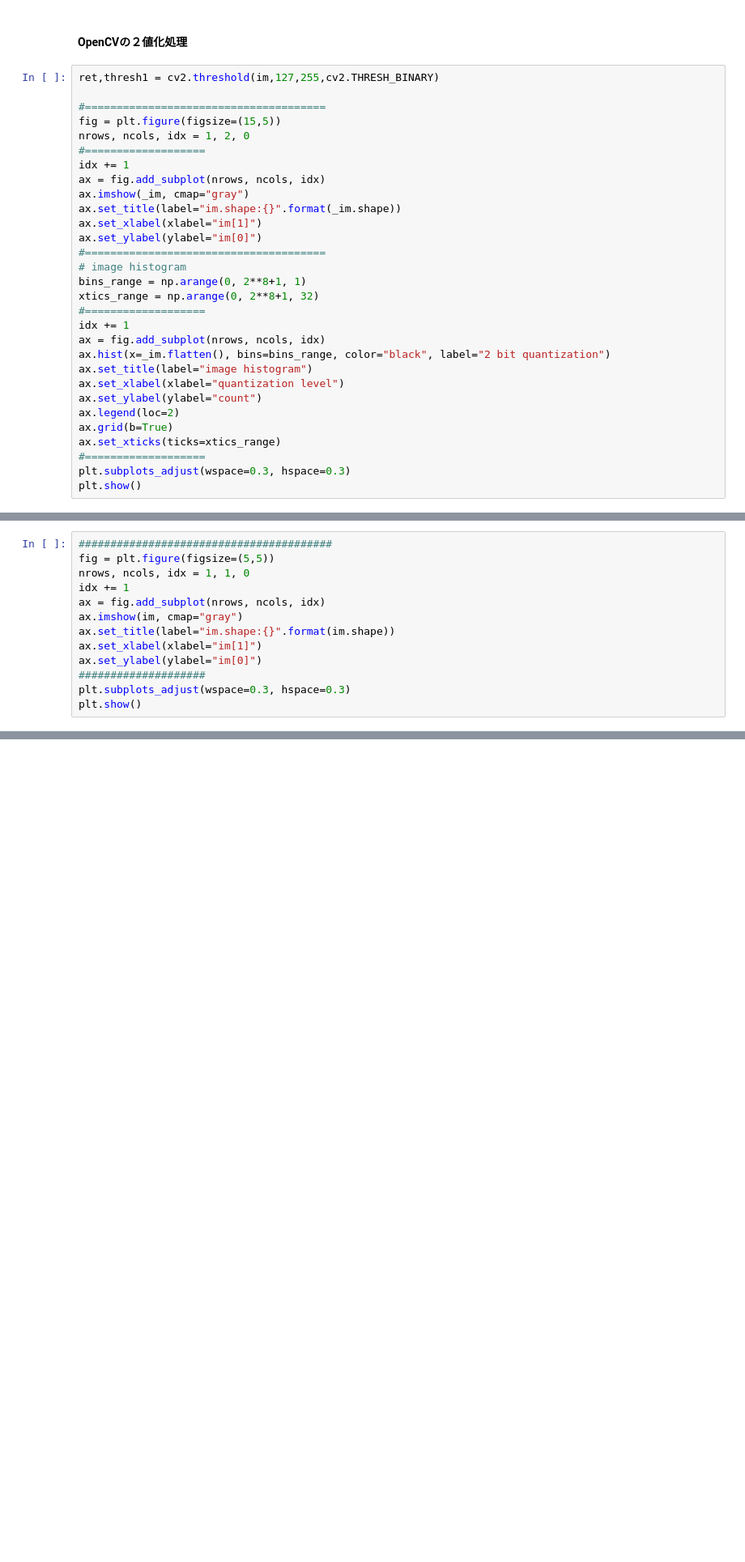
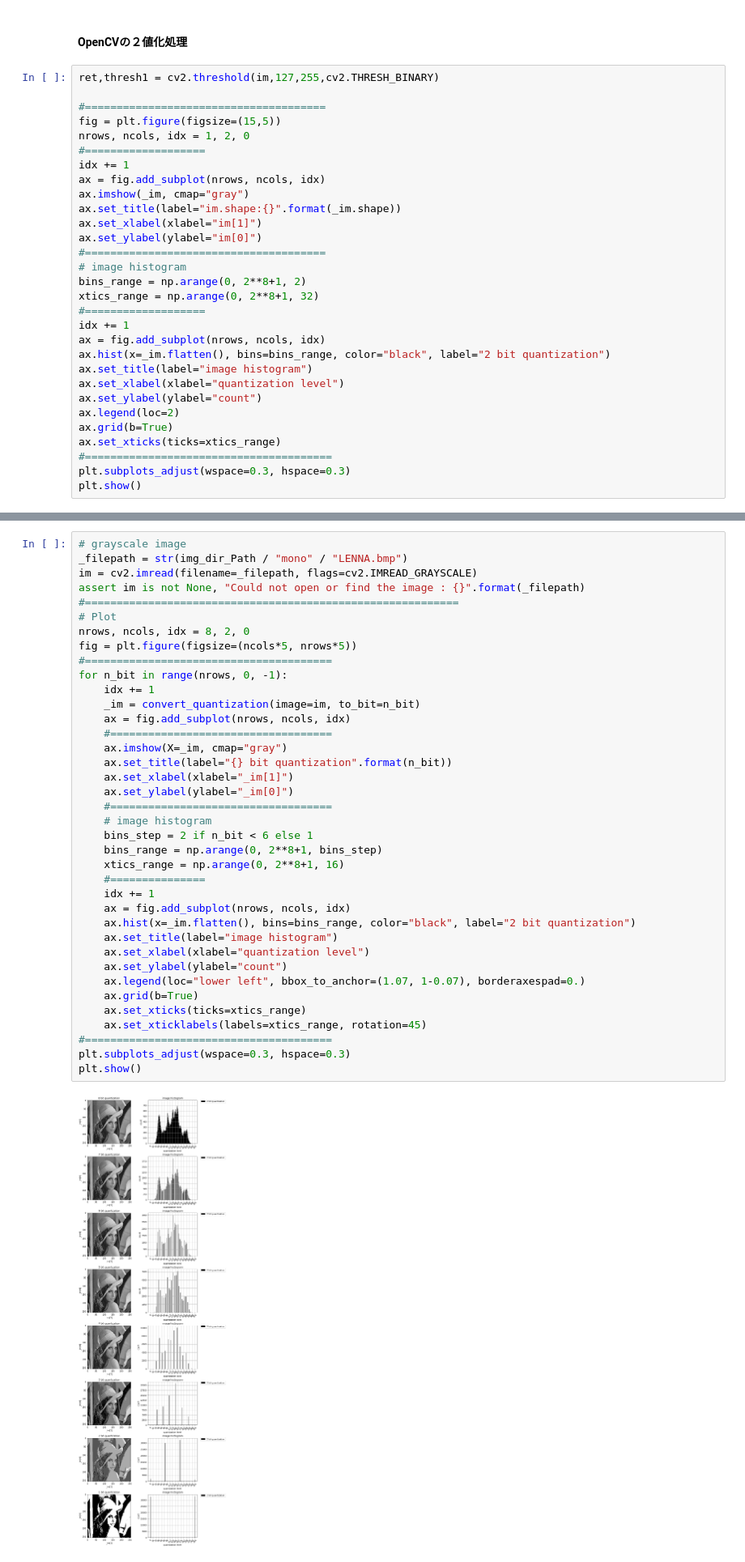
Before and after one commit to pollenjp/__book__Computer-Graphics_CG-ARTS, a Jupyter notebook: python/notebooks/Ch01 CGとディジタルカメラモデル.ipynb, the cells around one changed output, grey strips where cells are left out. Shown at 81% size. Drawn from its saved outputs; the diff is of its cells as text; blank space fills up the shorter version.

```diff
--- a/python/notebooks/Ch01 CGとディジタルカメラモデル.ipynb
+++ b/python/notebooks/Ch01 CGとディジタルカメラモデル.ipynb
@@ -324,7 +355,7 @@ ax.set_xlabel(xlabel="im[1]")
 ax.set_ylabel(ylabel="im[0]")
 #======================================
 # image histogram
-bins_range = np.arange(0, 2**8+1, 1)
+bins_range = np.arange(0, 2**8+1, 2)
 xtics_range = np.arange(0, 2**8+1, 32)
 #===================
 idx += 1
@@ -336,7 +367,7 @@ ax.set_ylabel(ylabel="count")
 ax.legend(loc=2)
 ax.grid(b=True)
 ax.set_xticks(ticks=xtics_range)
-#===================
+#=======================================
 plt.subplots_adjust(wspace=0.3, hspace=0.3)
 plt.show()
 # %% [output]
@@ -344,13 +374,0 @@ plt.show()
-# %%
-########################################
-fig = plt.figure(figsize=(5,5))
-nrows, ncols, idx = 1, 1, 0
-idx += 1
-ax = fig.add_subplot(nrows, ncols, idx)
-ax.imshow(im, cmap="gray")
-ax.set_title(label="im.shape:{}".format(im.shape))
-ax.set_xlabel(xlabel="im[1]")
-ax.set_ylabel(ylabel="im[0]")
-####################
-plt.subplots_adjust(wspace=0.3, hspace=0.3)
-plt.show()
@@ -356,0 +377,40 @@ plt.show()
+# %%
+# grayscale image
+_filepath = str(img_dir_Path / "mono" / "LENNA.bmp")
+im = cv2.imread(filename=_filepath, flags=cv2.IMREAD_GRAYSCALE)
+assert im is not None, "Could not open or find the image : {}".format(_filepath)
+#===========================================================
+# Plot
+nrows, ncols, idx = 8, 2, 0
+fig = plt.figure(figsize=(ncols*5, nrows*5))
+#=======================================
+for n_bit in range(nrows, 0, -1):
+    idx += 1
+    _im = convert_quantization(image=im, to_bit=n_bit)
+    ax = fig.add_subplot(nrows, ncols, idx)
+    #===================================
+    ax.imshow(X=_im, cmap="gray")
+    ax.set_title(label="{} bit quantization".format(n_bit))
+    ax.set_xlabel(xlabel="_im[1]")
+    ax.set_ylabel(ylabel="_im[0]")
+    #===================================
+    # image histogram
+    bins_step = 2 if n_bit < 6 else 1
+    bins_range = np.arange(0, 2**8+1, bins_step)
+    xtics_range = np.arange(0, 2**8+1, 16)
+    #===============
+    idx += 1
+    ax = fig.add_subplot(nrows, ncols, idx)
+    ax.hist(x=_im.flatten(), bins=bins_range, color="black", label="2 bit quantization")
+    ax.set_title(label="image histogram")
+    ax.set_xlabel(xlabel="quantization level")
+    ax.set_ylabel(ylabel="count")
+    ax.legend(loc="lower left", bbox_to_anchor=(1.07, 1-0.07), borderaxespad=0.)
+    ax.grid(b=True)
+    ax.set_xticks(ticks=xtics_range)
+    ax.set_xticklabels(labels=xtics_range, rotation=45)
+#=======================================
+plt.subplots_adjust(wspace=0.3, hspace=0.3)
+plt.show()
+# %% [output]
+[figure, added]
```
Also changed, not shown: parts of 12 cells of this notebook.
